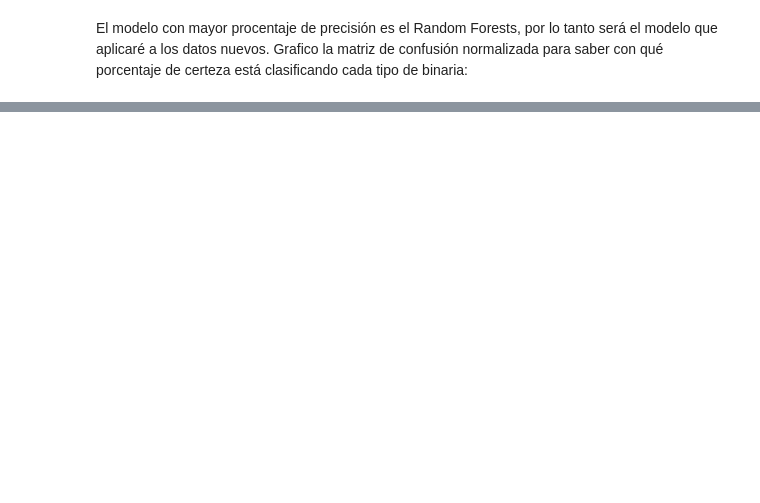
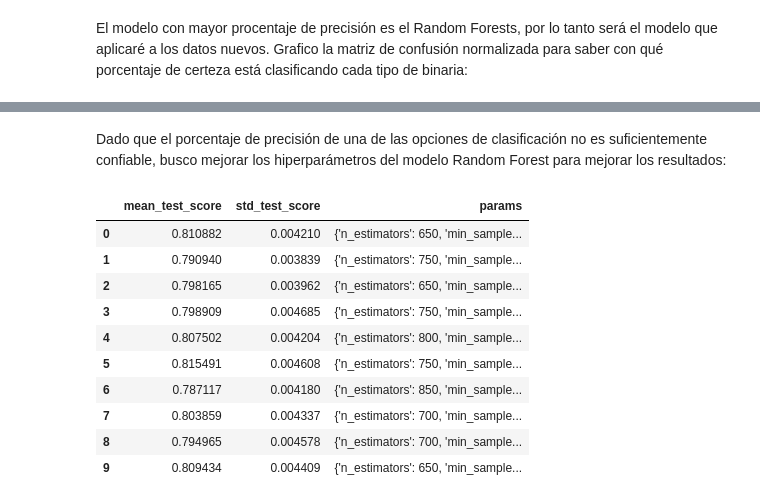
Before and after one commit to paulamique/Practica-Astroestadistica, a Jupyter notebook: Trabajo_Final_Miquelarena.ipynb, the cells around one changed output, grey strips where cells are left out. Saved outputs shown, nothing was run; the diff lists cells and outputs as text; code cells hidden in the pictures; blank space fills up the shorter version.

```diff
--- a/Trabajo_Final_Miquelarena.ipynb
+++ b/Trabajo_Final_Miquelarena.ipynb
@@ -333,0 +335,2 @@ plt.grid(False)
+# %% [markdown]
+Dado que el porcentaje de precisión de una de las opciones de clasificación no es suficientemente confiable, busco mejorar los hiperparámetros del modelo Random Forest para mejorar los resultados:
@@ -333,0 +339,25 @@ plt.grid(False)
+# %%
+n_est= list(range(600, 900,50))
+max_d=list(range(10, 20))
+min_split= list(range(2, 12))
+min_leaf=list(range(1,8))
+weight_options = ['balanced', 'balanced_subsample']
+# %%
+#Expreso la distribución de hiperparámetros de la siguiente manera:
+param_dist = dict(n_estimators=n_est, max_depth=max_d, min_samples_split=min_split, min_samples_leaf=min_leaf, class_weight=weight_options)
+# %%
+rand = RandomizedSearchCV(RF, param_dist, cv=10, scoring='accuracy', n_iter=10, random_state=234)
+rand.fit(muestra_a, muestra_b.values.ravel())
+pd.DataFrame(rand.cv_results_)[['mean_test_score', 'std_test_score', 'params']]
+# %% [output]
+|  | mean_test_score | std_test_score | params |
+| 0 | 0.810882 | 0.004210 | {'n_estimators': 650, 'min_sample... |
+| 1 | 0.790940 | 0.003839 | {'n_estimators': 750, 'min_sample... |
+| 2 | 0.798165 | 0.003962 | {'n_estimators': 650, 'min_sample... |
+| 3 | 0.798909 | 0.004685 | {'n_estimators': 750, 'min_sample... |
+| 4 | 0.807502 | 0.004204 | {'n_estimators': 800, 'min_sample... |
+| 5 | 0.815491 | 0.004608 | {'n_estimators': 750, 'min_sample... |
+| 6 | 0.787117 | 0.004180 | {'n_estimators': 850, 'min_sample... |
+| 7 | 0.803859 | 0.004337 | {'n_estimators': 700, 'min_sample... |
+| 8 | 0.794965 | 0.004578 | {'n_estimators': 700, 'min_sample... |
+| 9 | 0.809434 | 0.004409 | {'n_estimators': 650, 'min_sample... |
```
Also changed, not shown: parts of 12 cells of this notebook.
